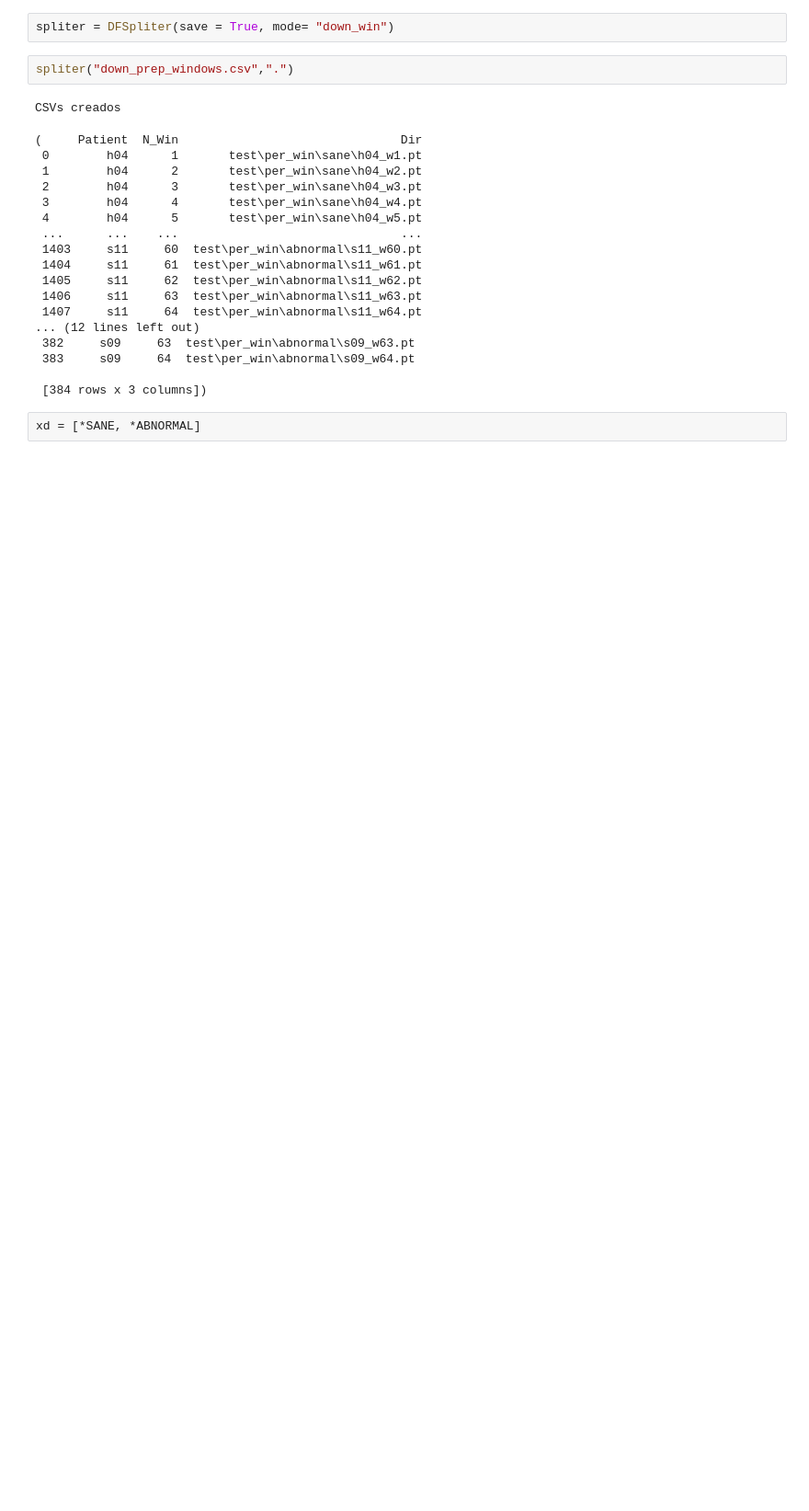
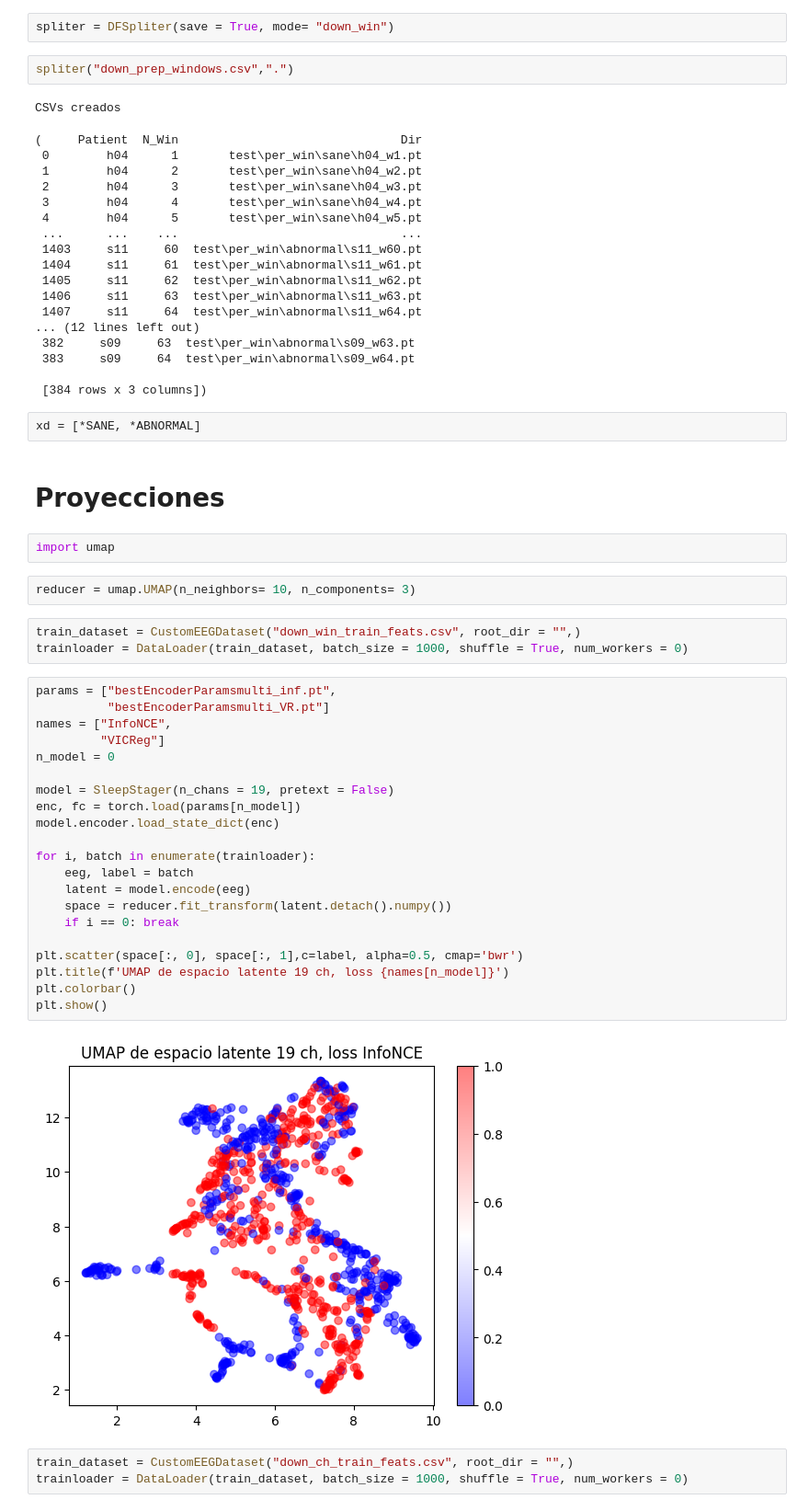
Before and after one commit to nunuki-crew/FinalEL7006, a Jupyter notebook: DownTest.ipynb, the cells around one changed output. Shown: that part at 92% size. Cells and saved outputs as stored; diff of their text form; blank space fills up the shorter version.

```diff
--- a/DownTest.ipynb
+++ b/DownTest.ipynb
@@ -394,3 +398,38 @@ CSVs creados
  [384 rows x 3 columns])
 # %%
 xd = [*SANE, *ABNORMAL]
+# %% [markdown]
+# Proyecciones
+# %%
+import umap
+# %%
+reducer = umap.UMAP(n_neighbors= 10, n_components= 3)
+# %%
+train_dataset = CustomEEGDataset("down_win_train_feats.csv", root_dir = "",)
+trainloader = DataLoader(train_dataset, batch_size = 1000, shuffle = True, num_workers = 0)
+# %%
+params = ["bestEncoderParamsmulti_inf.pt",
+          "bestEncoderParamsmulti_VR.pt"]
+names = ["InfoNCE",
+         "VICReg"]
+n_model = 0
+
+model = SleepStager(n_chans = 19, pretext = False)
+enc, fc = torch.load(params[n_model])
+model.encoder.load_state_dict(enc)
+
+for i, batch in enumerate(trainloader):
+    eeg, label = batch
+    latent = model.encode(eeg)
+    space = reducer.fit_transform(latent.detach().numpy())
+    if i == 0: break
+
+plt.scatter(space[:, 0], space[:, 1],c=label, alpha=0.5, cmap='bwr')
+plt.title(f'UMAP de espacio latente 19 ch, loss {names[n_model]}')
+plt.colorbar()
+plt.show()
+# %% [output]
+[figure, added]
+# %%
+train_dataset = CustomEEGDataset("down_ch_train_feats.csv", root_dir = "",)
+trainloader = DataLoader(train_dataset, batch_size = 1000, shuffle = True, num_workers = 0)
```
Also changed, not shown: parts of 3 cells of this notebook, 8 other files.
